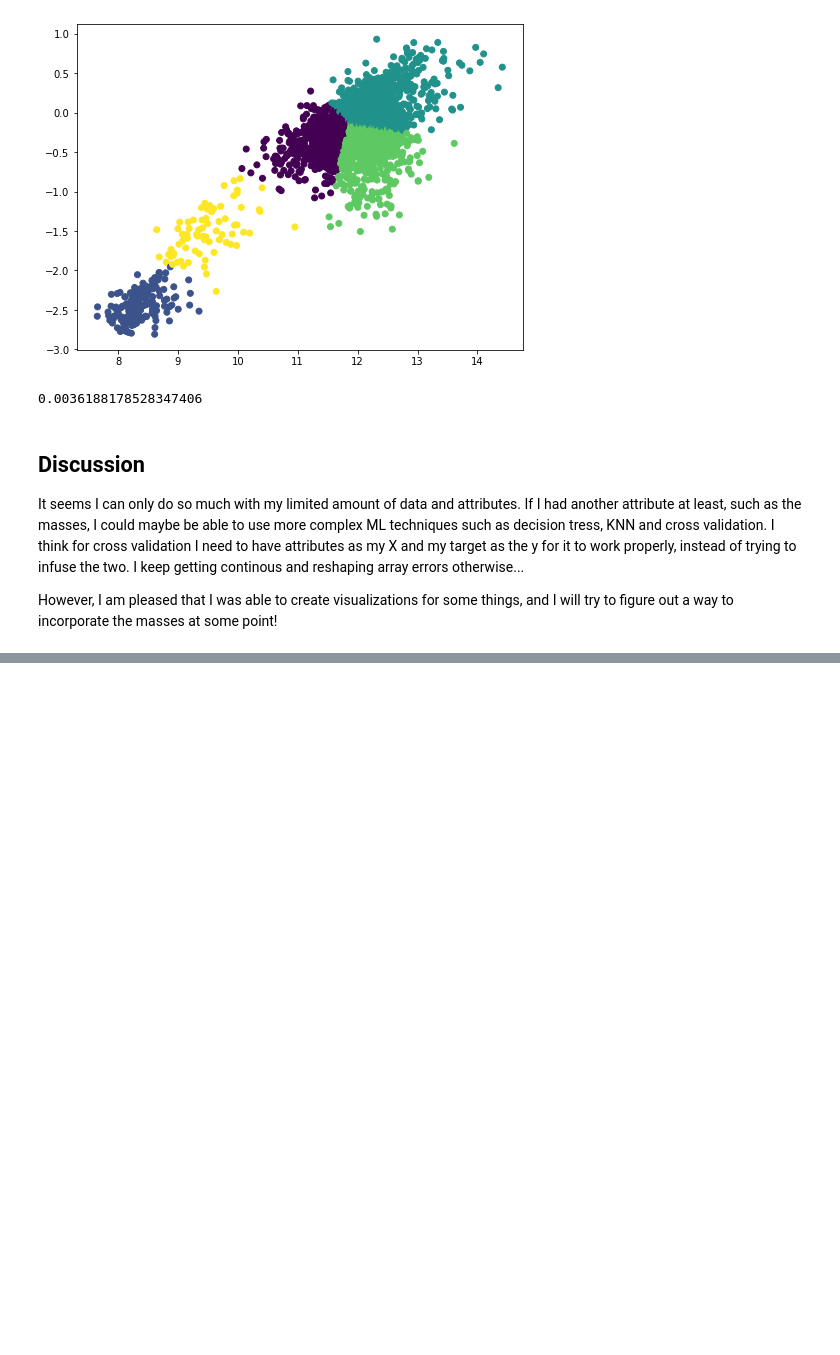
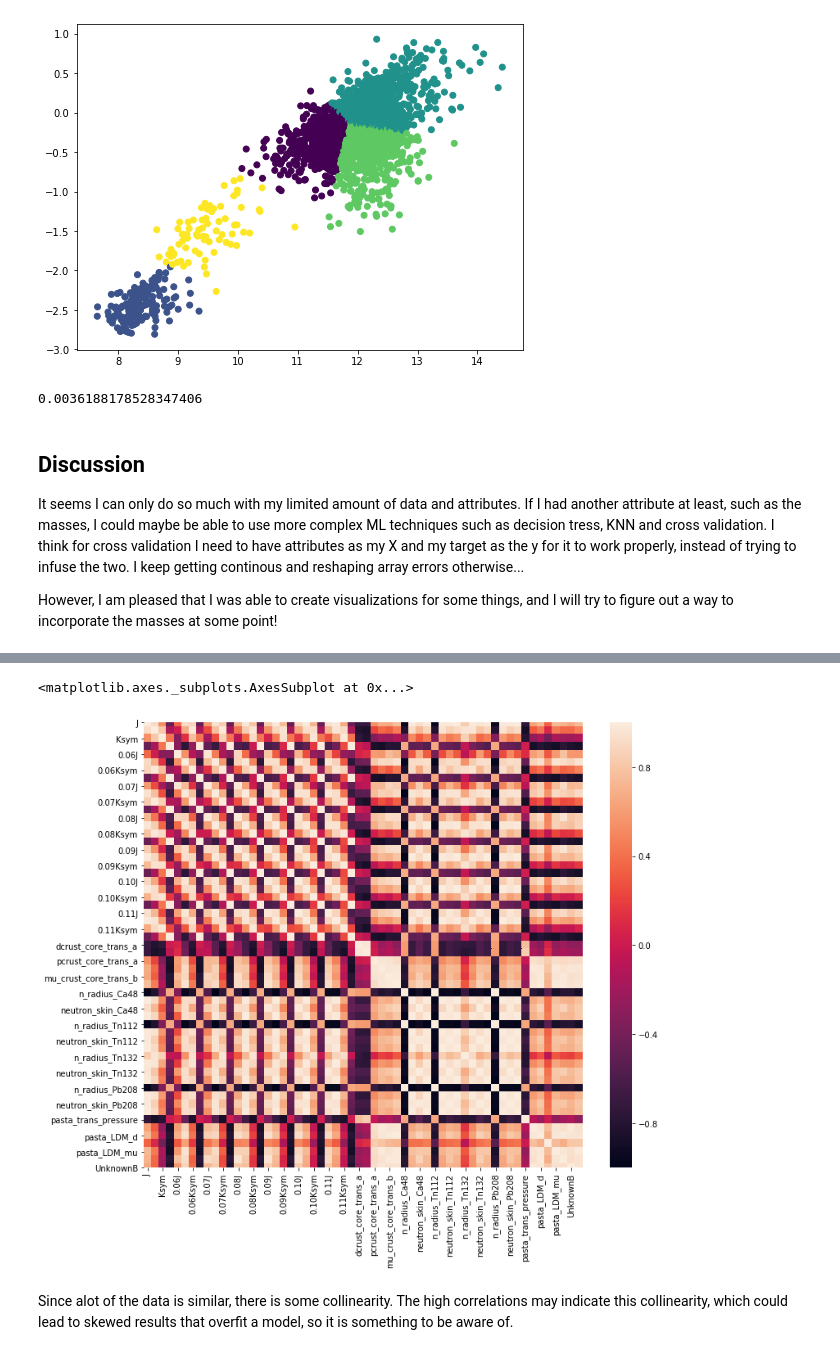
Before and after one commit to bdougl13/ApplyingMLtoNSResearch, a Jupyter notebook: MLtoNS.ipynb, the cells around one changed output, grey strips where cells are left out. Drawn from its saved outputs; the diff is of its cells as text; code cells hidden in the pictures; blank space fills up the shorter version.

```diff
--- a/MLtoNS.ipynb
+++ b/MLtoNS.ipynb
@@ -294,0 +388,11 @@ However, I am pleased that I was able to create visualizations for some things,
+# %%
+#visualize the correlations between each variable
+#Really light tan colors and dark reddish-black colors indicate high correlations
+correlations = eos.corr()
+plt.figure(figsize=(12,10))
+sns.heatmap(correlations)
+# %% [output]
+<matplotlib.axes._subplots.AxesSubplot at 0x...>
+[figure, added]
+# %% [markdown]
+Since alot of the data is similar, there is some collinearity. The high correlations may indicate this collinearity, which could lead to skewed results that overfit a model, so it is something to be aware of.
```
Also changed, not shown: parts of 7 cells of this notebook.
